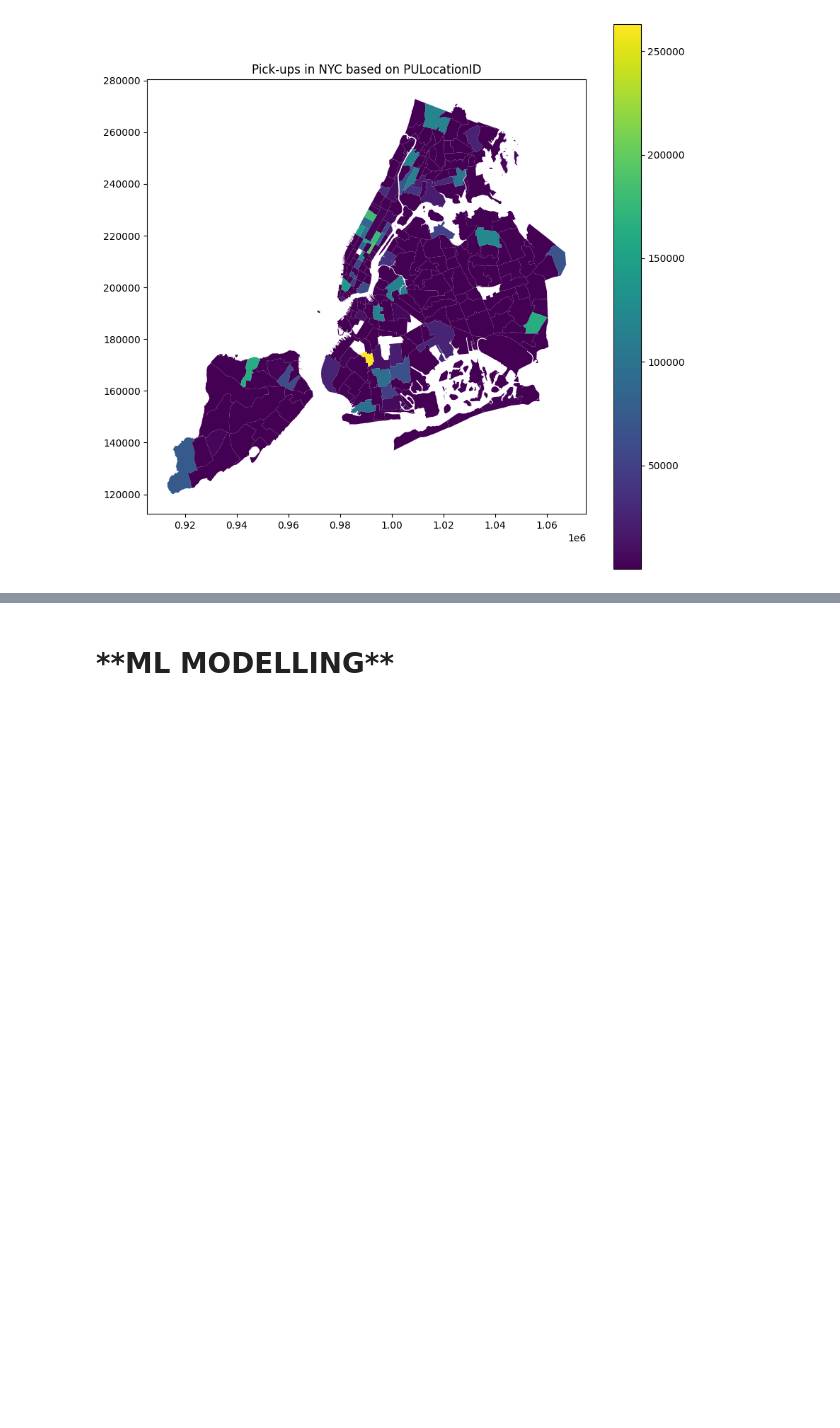
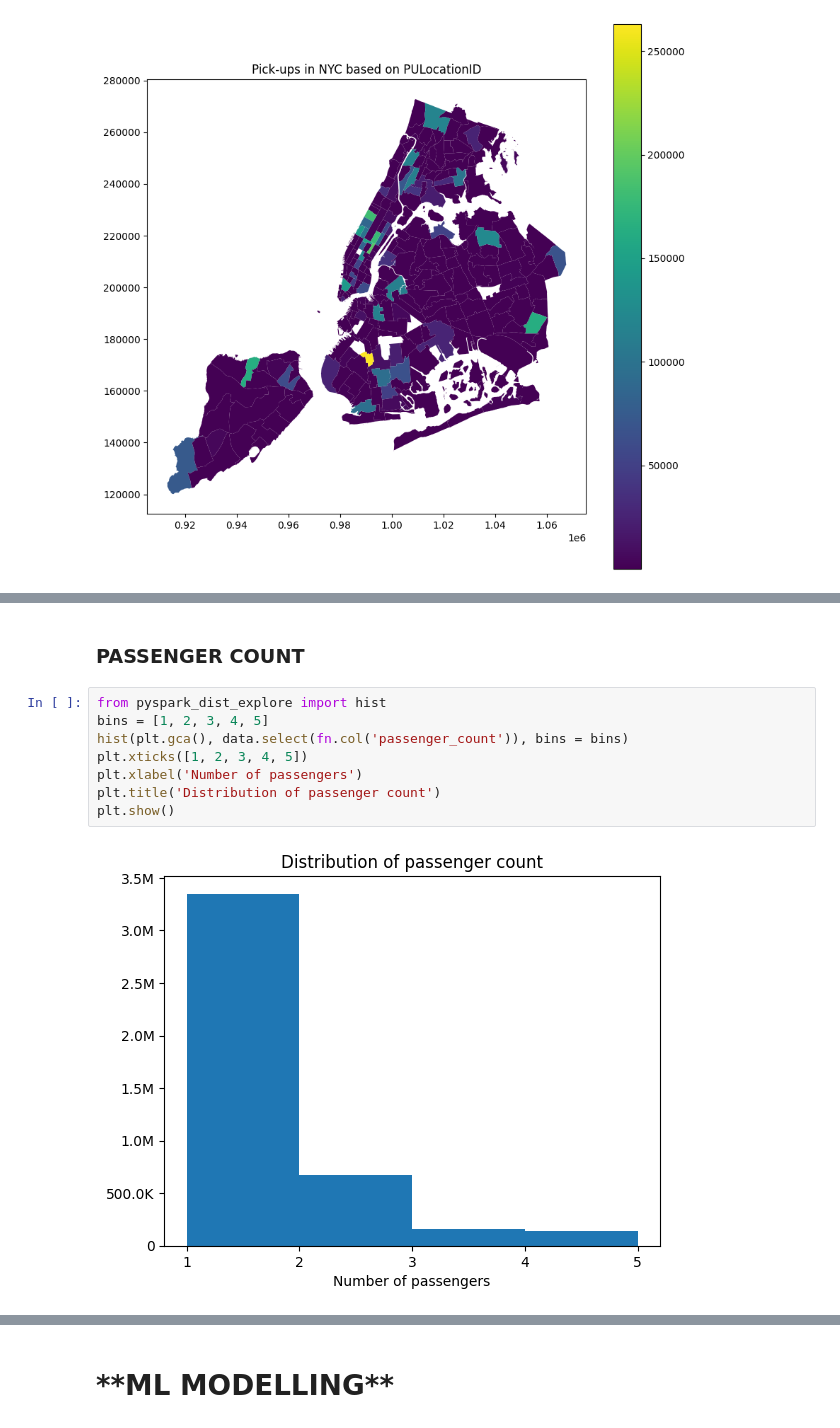
Before and after one commit to NavyaKiran/NYCTaxiFarePrediciton, a Jupyter notebook: NYC_Taxi_Fare_Prediction.ipynb, the cells around one changed output, grey strips where cells are left out. Cells and saved outputs as stored; diff of their text form; blank space fills up the shorter version.

```diff
--- a/NYC_Taxi_Fare_Prediction.ipynb
+++ b/NYC_Taxi_Fare_Prediction.ipynb
@@ -523,0 +658,12 @@ plt.show()
+# %% [markdown]
+<H3> PASSENGER COUNT </H3>
+# %%
+from pyspark_dist_explore import hist
+bins = [1, 2, 3, 4, 5]
+hist(plt.gca(), data.select(fn.col('passenger_count')), bins = bins)
+plt.xticks([1, 2, 3, 4, 5])
+plt.xlabel('Number of passengers')
+plt.title('Distribution of passenger count')
+plt.show()
+# %% [output]
+[figure, added]
```
Also changed, not shown: parts of 35 cells of this notebook.
